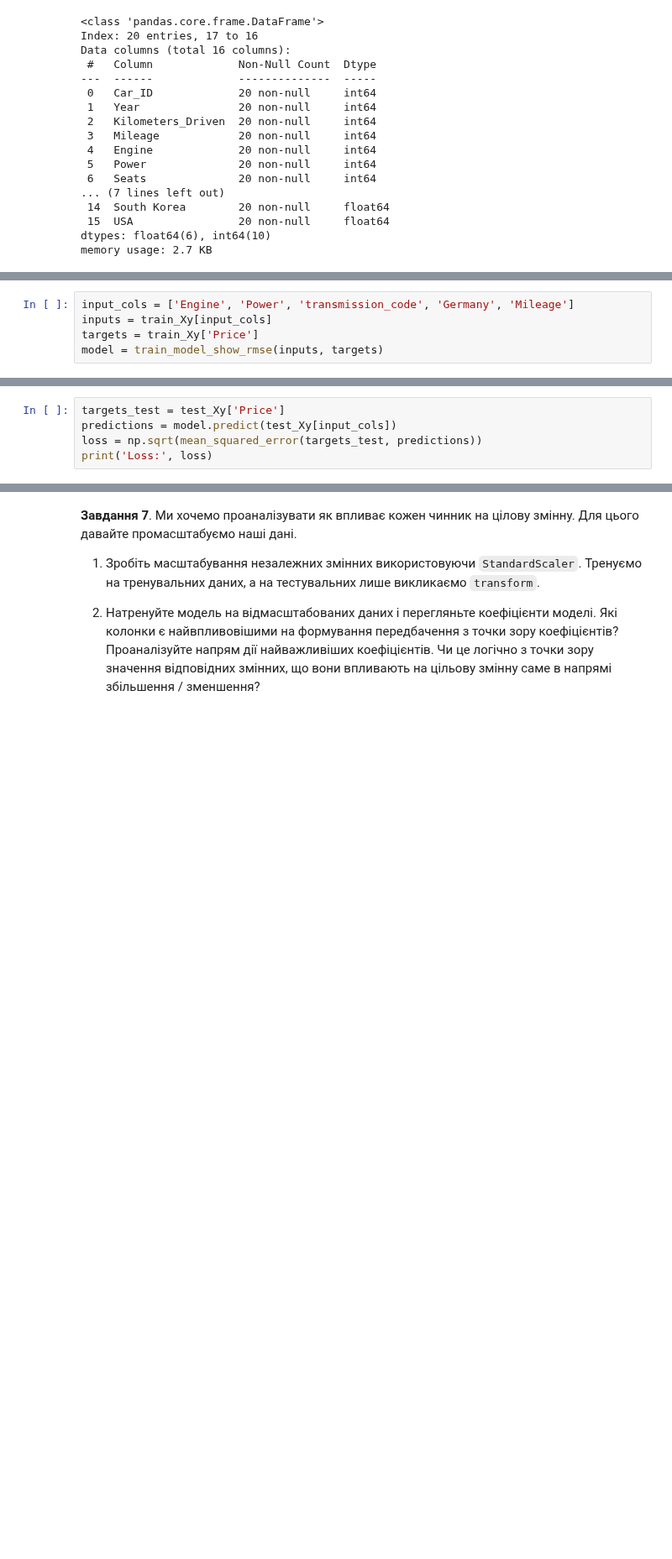
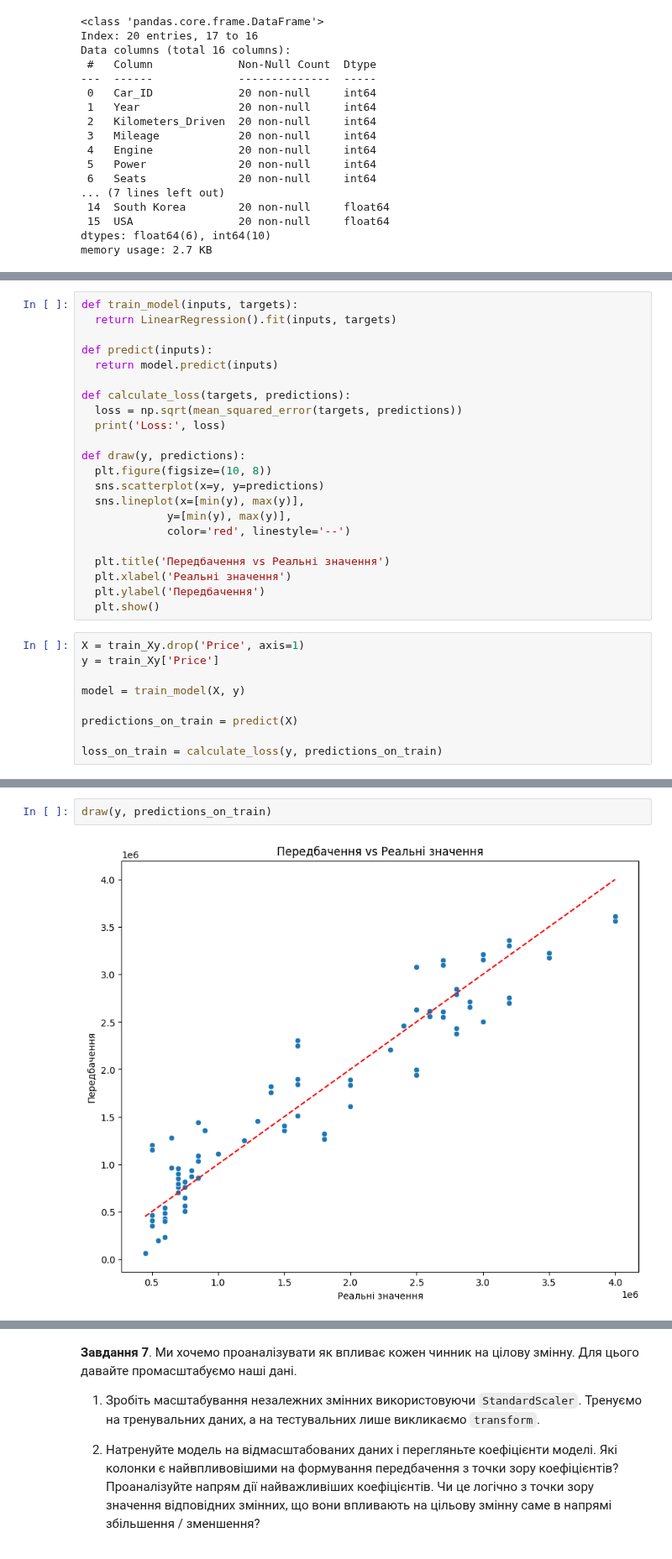
Before and after one commit to o-semenkova/ml_home_tasks, a Jupyter notebook: HW_2_1_Лінійна_регресія_від_багатьох_змінних.ipynb, the cells around one changed output, grey strips where cells are left out. Shown at 84% size. Drawn from its saved outputs; the diff is of its cells as text; blank space fills up the shorter version.

```diff
--- a/HW_2_1_Лінійна_регресія_від_багатьох_змінних.ipynb
+++ b/HW_2_1_Лінійна_регресія_від_багатьох_змінних.ipynb
@@ -418,5 +411,0 @@ def train_model_show_rmse(inputs, targets):
-# %%
-input_cols = ['Engine', 'Power', 'transmission_code', 'Germany', 'Mileage']
-inputs = train_Xy[input_cols]
-targets = train_Xy['Price']
-model = train_model_show_rmse(inputs, targets)
@@ -425,5 +411,0 @@ Loss: 371886.8814321372
-# %%
-targets_test = test_Xy['Price']
-predictions = model.predict(test_Xy[input_cols])
-loss = np.sqrt(mean_squared_error(targets_test, predictions))
-print('Loss:', loss)
@@ -431,0 +412,31 @@ Loss: 309388.7267302651
+# %%
+def train_model(inputs, targets):
+  return LinearRegression().fit(inputs, targets)
+
+def predict(inputs):
+  return model.predict(inputs)
+
+def calculate_loss(targets, predictions):
+  loss = np.sqrt(mean_squared_error(targets, predictions))
+  print('Loss:', loss)
+
+def draw(y, predictions):
+  plt.figure(figsize=(10, 8))
+  sns.scatterplot(x=y, y=predictions)
+  sns.lineplot(x=[min(y), max(y)],
+             y=[min(y), max(y)],
+             color='red', linestyle='--')
+
+  plt.title('Передбачення vs Реальні значення')
+  plt.xlabel('Реальні значення')
+  plt.ylabel('Передбачення')
+  plt.show()
+# %%
+X = train_Xy.drop('Price', axis=1)
+y = train_Xy['Price']
+
+model = train_model(X, y)
+
+predictions_on_train = predict(X)
+
+loss_on_train = calculate_loss(y, predictions_on_train)
@@ -431,0 +445,4 @@ Loss: 309388.7267302651
+# %%
+draw(y, predictions_on_train)
+# %% [output]
+[figure, added]
```
Also changed, not shown: parts of 17 cells of this notebook.
